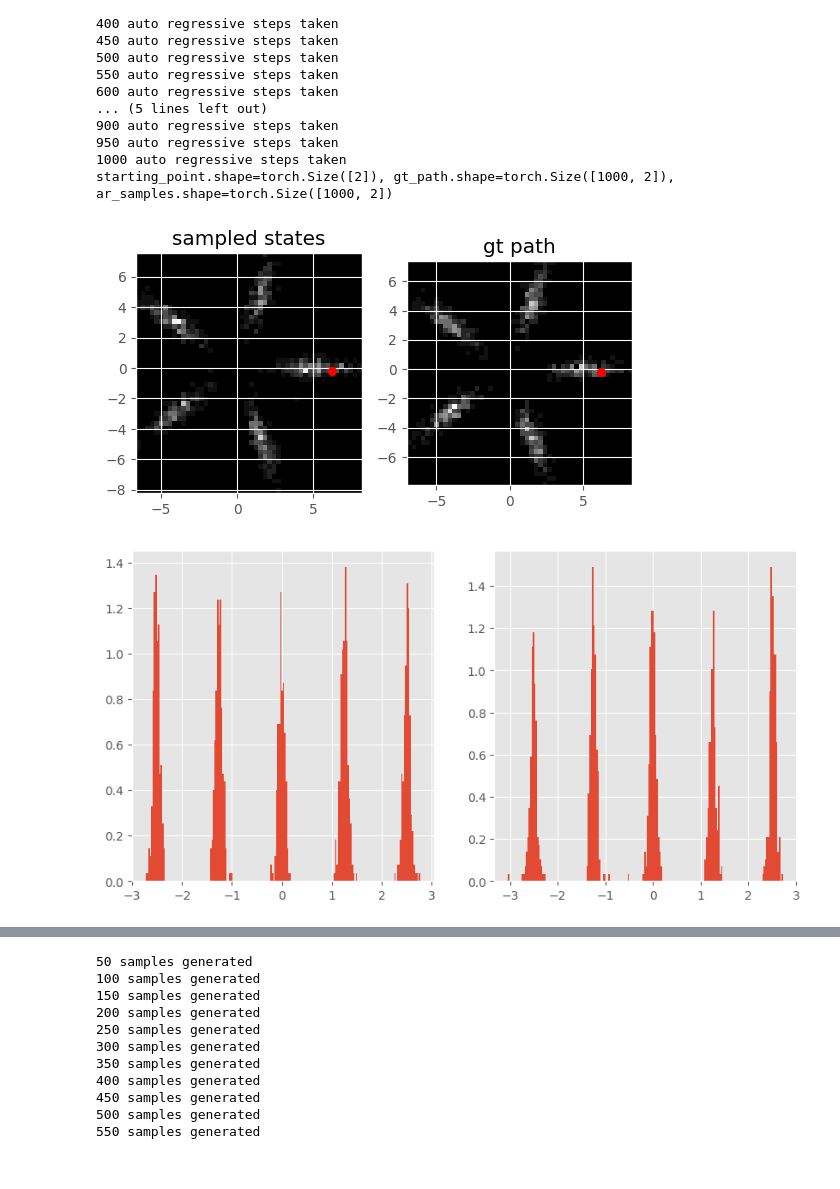
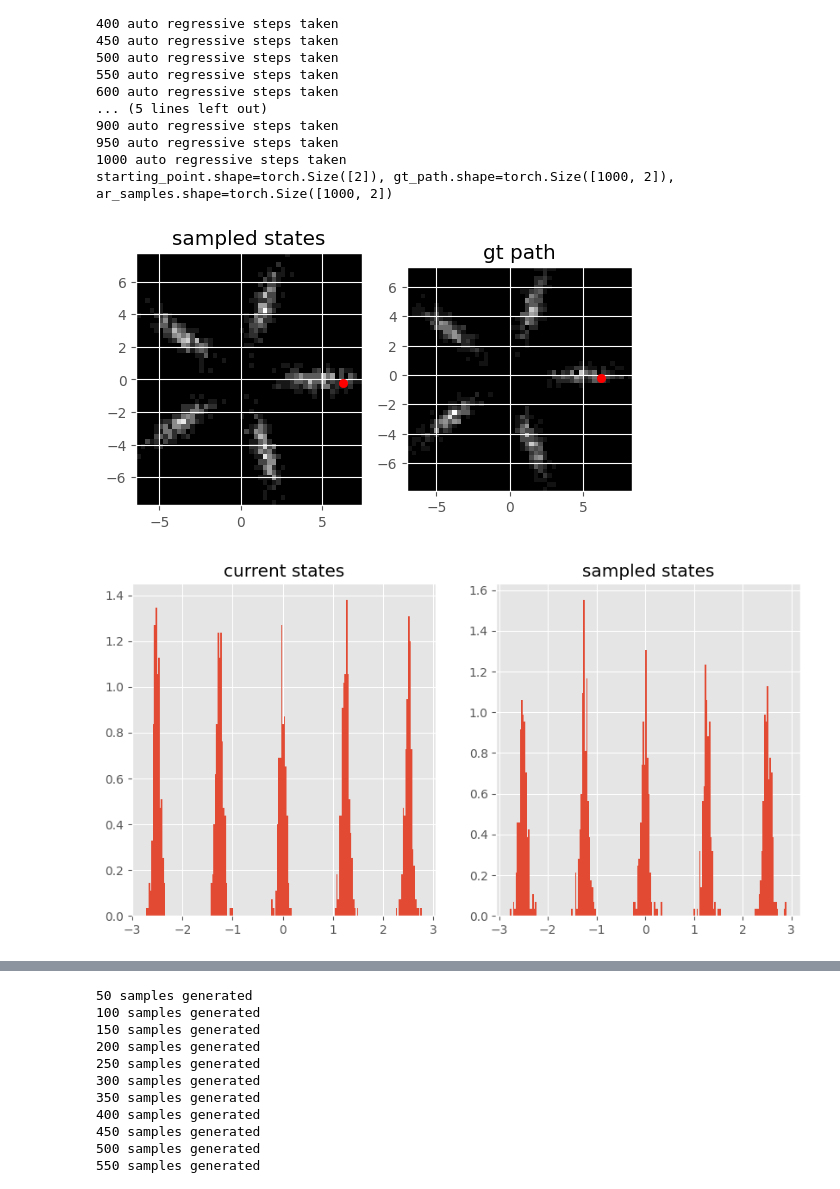
Before and after one commit to FMGS666/ProbForecastFollmerProcess, a Jupyter notebook: multi_modal_jump_diffusion.ipynb, the cells around one changed output, grey strips where cells are left out. Drawn from its saved outputs; the diff is of its cells as text; code cells hidden in the pictures.

```diff
--- a/multi_modal_jump_diffusion.ipynb
+++ b/multi_modal_jump_diffusion.ipynb
@@ -138,8 +138,8 @@ data = {
 
 # defining sampling configurations
 sample = {
-    "g": pffp.interpolant["sigma"],#pffp.utils.g_follmer, # follmer process not used for this experiment
-    "num_euler_steps": 1000
+    "g": pffp.utils.g_follmer, #pffp.interpolant["sigma"],# follmer process not used for this experiment
+    "num_euler_steps": observation_interval#1000
 }
 
 # learning standardization means and standard deviations
@@ -318,20 +329,23 @@ axes[0].scatter(starting_point[0].detach().cpu(), starting_point[1].detach().cpu
 axes[1].scatter(starting_point[0].detach().cpu(), starting_point[1].detach().cpu(), color = "red")
 fig.show()
 # %% [output]
-[figure, old version]
+[figure, new version]
 # %%
 # converting to angular coordinates
 theta_gt = pffp.utils.vec2angle(x,y)
 theta_hat = pffp.utils.vec2angle(x_hat,y_hat)
 
 # defining figure and axes
 fig, axes = plt.subplots(1, 2, figsize = (10, 5))
 
 # plotting the angular distributions
 histgt = axes[0].hist(theta_gt, density = True, bins = 200)
 hist_hat = axes[1].hist(theta_hat, density = True, bins = 200)
+# setting the title to the plots
+axes[0].set_title("current states")
+axes[1].set_title("sampled states")
 
 # showing the figure
 fig.show()
 # %% [output]
-[figure, old version]
+[figure, new version]
```
Also changed, not shown: parts of 14 cells of this notebook, 3 other files.
